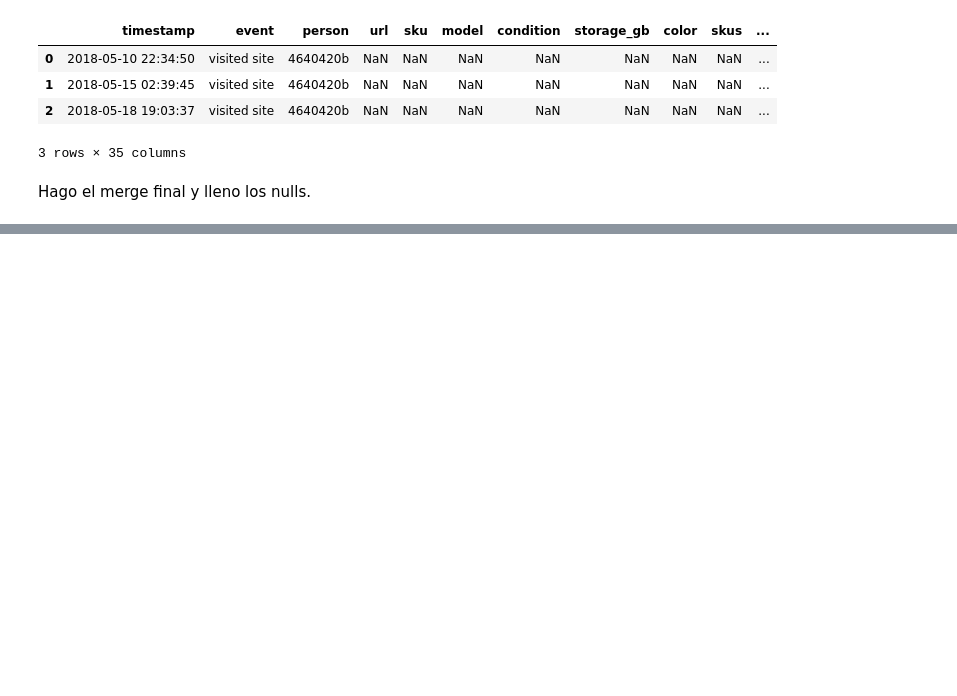
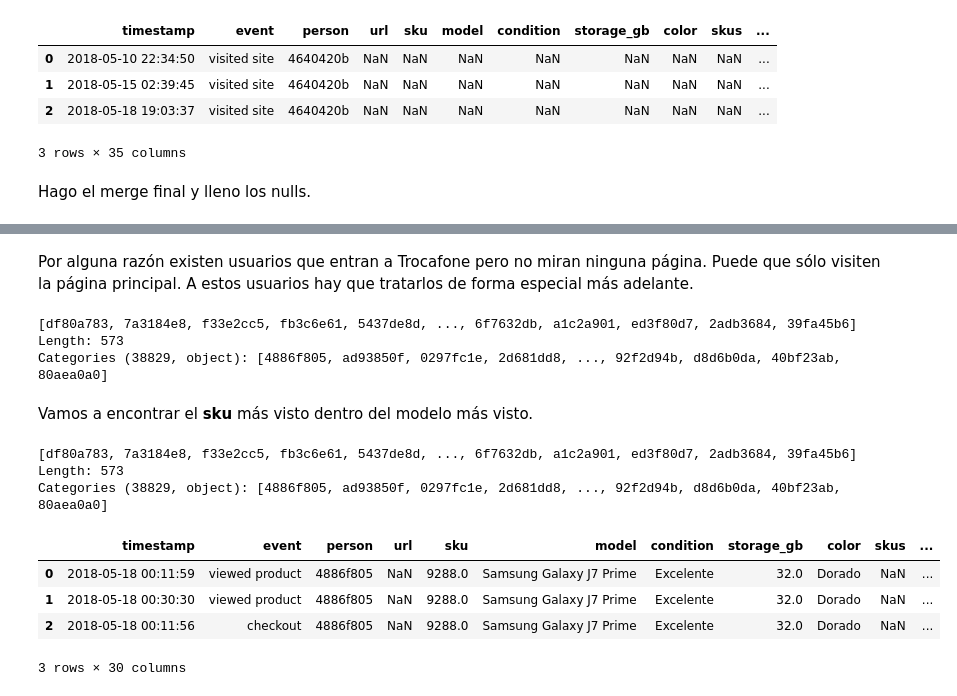
Before and after one commit to seblaz/7506-datos-tp2, a Jupyter notebook: Features/Features Seba.ipynb, the cells around one changed output, grey strips where cells are left out. Saved outputs shown, nothing was run; the diff lists cells and outputs as text; code cells hidden in the pictures; blank space fills up the shorter version.

```diff
--- a/Features/Features Seba.ipynb
+++ b/Features/Features Seba.ipynb
@@ -632,0 +652,11 @@ for city in cities.itertuples():
+# %% [markdown]
+Por alguna razón existen usuarios que entran a Trocafone pero no miran ninguna página. Puede que sólo visiten la página principal. A estos usuarios hay que tratarlos de forma especial más adelante.
+# %%
+persons = df['person'].unique()
+persons[~persons.isin(modelo_mas_probable.index)]
+# %% [output]
+[df80a783, 7a3184e8, f33e2cc5, fb3c6e61, 5437de8d, ..., 6f7632db, a1c2a901, ed3f80d7, 2adb3684, 39fa45b6]
+Length: 573
+Categories (38829, object): [4886f805, ad93850f, 0297fc1e, 2d681dd8, ..., 92f2d94b, d8d6b0da, 40bf23ab, 80aea0a0]
+# %% [markdown]
+Vamos a encontrar el **sku** más visto dentro del modelo más visto.
@@ -632,0 +665,14 @@ for city in cities.itertuples():
+# %%
+persons[~persons.isin(eventos_del_modelo_mas_probable['person'].unique())]
+# %% [output]
+[df80a783, 7a3184e8, f33e2cc5, fb3c6e61, 5437de8d, ..., 6f7632db, a1c2a901, ed3f80d7, 2adb3684, 39fa45b6]
+Length: 573
+Categories (38829, object): [4886f805, ad93850f, 0297fc1e, 2d681dd8, ..., 92f2d94b, d8d6b0da, 40bf23ab, 80aea0a0]
+# %%
+eventos_del_modelo_mas_probable.head(3)
+# %% [output]
+|  | timestamp | event | person | url | sku | model | condition | storage_gb | color | skus | ... |
+| 0 | 2018-05-18 00:11:59 | viewed product | 4886f805 | NaN | 9288.0 | Samsung Galaxy J7 Prime | Excelente | 32.0 | Dorado | NaN | ... |
+| 1 | 2018-05-18 00:30:30 | viewed product | 4886f805 | NaN | 9288.0 | Samsung Galaxy J7 Prime | Excelente | 32.0 | Dorado | NaN | ... |
+| 2 | 2018-05-18 00:11:56 | checkout | 4886f805 | NaN | 9288.0 | Samsung Galaxy J7 Prime | Excelente | 32.0 | Dorado | NaN | ... |
+3 rows × 30 columns
```
Also changed, not shown: parts of 10 cells of this notebook.
